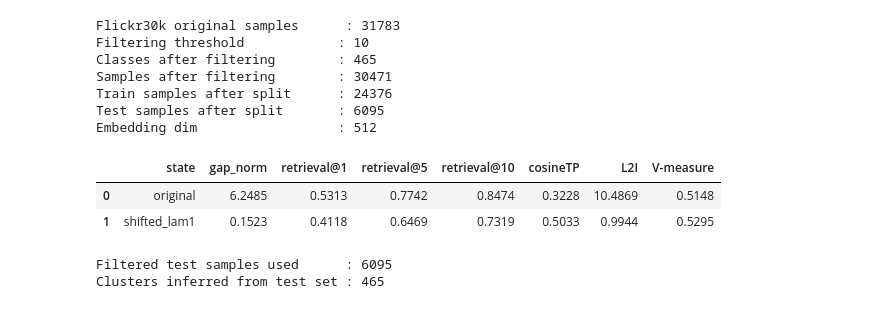
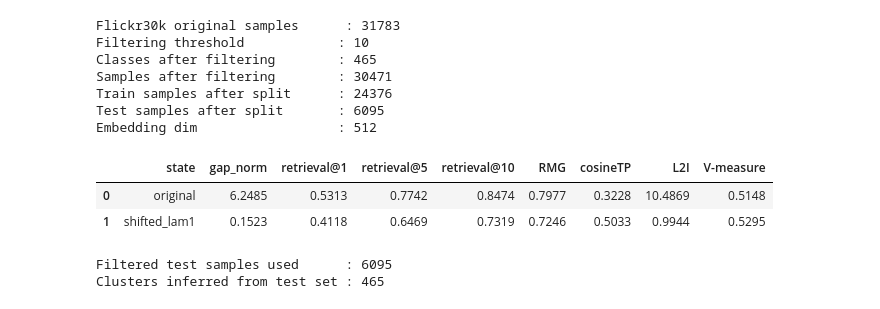
Before and after one commit to manu-kick/few_dims_drive_modalitygap, a Jupyter notebook: analysis_2/translation_verification.ipynb, the cells around one changed output. Drawn from its saved outputs; the diff is of its cells as text; code cells hidden in the pictures.

```diff
--- a/analysis_2/translation_verification.ipynb
+++ b/analysis_2/translation_verification.ipynb
@@ -191,11 +191,24 @@ mscoco_text = torch.cat(mscoco_text_batches, dim=0)
 mscoco_vision = torch.cat(mscoco_vision_batches, dim=0)
 mscoco_labels = torch.cat(mscoco_label_batches, dim=0)
 
+mscoco_batch_rmg_original = [
+    _gap_scalar("RMG", text_batch, vision_batch)
+    for text_batch, vision_batch in zip(mscoco_text_batches, mscoco_vision_batches)
+]
+mscoco_batch_rmg_original_mean = float(np.mean(mscoco_batch_rmg_original))
+
 mscoco_gap = _compute_mean_shift(mscoco_text, mscoco_vision)
 mscoco_gap_norm_original = float(torch.norm(mscoco_gap).item())
 
 mscoco_text_shifted = _normalize_rows(mscoco_text + (mscoco_gap / 2))
 mscoco_vision_shifted = _normalize_rows(mscoco_vision - (mscoco_gap / 2))
+mscoco_batch_rmg_shifted = []
+for text_batch, vision_batch in zip(mscoco_text_batches, mscoco_vision_batches):
+    batch_gap = _compute_mean_shift(text_batch, vision_batch)
+    text_shifted_batch = _normalize_rows(text_batch + (batch_gap / 2))
+    vision_shifted_batch = _normalize_rows(vision_batch - (batch_gap / 2))
+    mscoco_batch_rmg_shifted.append(_gap_scalar("RMG", text_shifted_batch, vision_shifted_batch))
+mscoco_batch_rmg_shifted_mean = float(np.mean(mscoco_batch_rmg_shifted))
 mscoco_gap_shifted = _compute_mean_shift(mscoco_text_shifted, mscoco_vision_shifted)
 mscoco_gap_norm_shifted = float(torch.norm(mscoco_gap_shifted).item())
 
@@ -222,7 +235,7 @@ mscoco_summary = pd.DataFrame(
             "retrieval@1": float(compute_retrieval(MSCOCO_IMAGENET_DATASET_NAME, (mscoco_text, mscoco_vision), top_k=1)),
             "retrieval@5": float(compute_retrieval(MSCOCO_IMAGENET_DATASET_NAME, (mscoco_text, mscoco_vision), top_k=5)),
             "retrieval@10": float(compute_retrieval(MSCOCO_IMAGENET_DATASET_NAME, (mscoco_text, mscoco_vision), top_k=10)),
-            "RMG": _gap_scalar("RMG", mscoco_text, mscoco_vision),
+            "RMG": mscoco_batch_rmg_original_mean,
             "L2M": _gap_scalar("L2M", mscoco_text, mscoco_vision),
             "L2I": _gap_scalar("L2I", mscoco_text, mscoco_vision),
             "cosineTP": _gap_scalar("cosineTP", mscoco_text, mscoco_vision),
@@ -234,7 +247,7 @@ mscoco_summary = pd.DataFrame(
             "retrieval@1": float(compute_retrieval(MSCOCO_IMAGENET_DATASET_NAME, (mscoco_text_shifted, mscoco_vision_shifted), top_k=1)),
             "retrieval@5": float(compute_retrieval(MSCOCO_IMAGENET_DATASET_NAME, (mscoco_text_shifted, mscoco_vision_shifted), top_k=5)),
             "retrieval@10": float(compute_retrieval(MSCOCO_IMAGENET_DATASET_NAME, (mscoco_text_shifted, mscoco_vision_shifted), top_k=10)),
-            "RMG": _gap_scalar("RMG", mscoco_text_shifted, mscoco_vision_shifted),
+            "RMG": mscoco_batch_rmg_shifted_mean,
             "L2M": _gap_scalar("L2M", mscoco_text_shifted, mscoco_vision_shifted),
             "L2I": _gap_scalar("L2I", mscoco_text_shifted, mscoco_vision_shifted),
             "cosineTP": _gap_scalar("cosineTP", mscoco_text_shifted, mscoco_vision_shifted),
@@ -1054,11 +1121,24 @@ flickr_text = torch.cat(flickr_text_batches, dim=0)
 flickr_vision = torch.cat(flickr_vision_batches, dim=0)
 flickr_labels = torch.cat(flickr_label_batches, dim=0)
 
+flickr_batch_rmg_original = [
+    _gap_scalar("RMG", text_batch, vision_batch)
+    for text_batch, vision_batch in zip(flickr_text_batches, flickr_vision_batches)
+]
+flickr_batch_rmg_original_mean = float(np.mean(flickr_batch_rmg_original))
+
 flickr_gap = _compute_mean_shift(flickr_text, flickr_vision)
 flickr_gap_norm_original = float(torch.norm(flickr_gap).item())
 
 flickr_text_shifted = _normalize_rows(flickr_text + (flickr_gap / 2))
 flickr_vision_shifted = _normalize_rows(flickr_vision - (flickr_gap / 2))
+flickr_batch_rmg_shifted = []
+for text_batch, vision_batch in zip(flickr_text_batches, flickr_vision_batches):
+    batch_gap = _compute_mean_shift(text_batch, vision_batch)
+    text_shifted_batch = _normalize_rows(text_batch + (batch_gap / 2))
+    vision_shifted_batch = _normalize_rows(vision_batch - (batch_gap / 2))
+    flickr_batch_rmg_shifted.append(_gap_scalar("RMG", text_shifted_batch, vision_shifted_batch))
+flickr_batch_rmg_shifted_mean = float(np.mean(flickr_batch_rmg_shifted))
 flickr_gap_shifted = _compute_mean_shift(flickr_text_shifted, flickr_vision_shifted)
 flickr_gap_norm_shifted = float(torch.norm(flickr_gap_shifted).item())
 
@@ -1081,35 +1161,37 @@ flickr_cluster_shifted = _clustering_metrics_two_modalities_flickr30k(
 
 flickr_summary = pd.DataFrame(
     [
         {
             "state": "original",
             "gap_norm": flickr_gap_norm_original,
             "retrieval@1": _retrieval_at_k_chunked(flickr_text, flickr_vision, top_k=1),
             "retrieval@5": _retrieval_at_k_chunked(flickr_text, flickr_vision, top_k=5),
             "retrieval@10": _retrieval_at_k_chunked(flickr_text, flickr_vision, top_k=10),
+            "RMG": flickr_batch_rmg_original_mean,
             "cosineTP": _gap_scalar("cosineTP", flickr_text, flickr_vision),
             "L2I": _gap_scalar("L2I", flickr_text, flickr_vision),
             "V-measure": float(flickr_cluster_original["V-measure"]),
         },
         {
             "state": "shifted_lam1",
             "gap_norm": flickr_gap_norm_shifted,
             "retrieval@1": _retrieval_at_k_chunked(flickr_text_shifted, flickr_vision_shifted, top_k=1),
             "retrieval@5": _retrieval_at_k_chunked(flickr_text_shifted, flickr_vision_shifted, top_k=5),
             "retrieval@10": _retrieval_at_k_chunked(flickr_text_shifted, flickr_vision_shifted, top_k=10),
+            "RMG": flickr_batch_rmg_shifted_mean,
             "cosineTP": _gap_scalar("cosineTP", flickr_text_shifted, flickr_vision_shifted),
             "L2I": _gap_scalar("L2I", flickr_text_shifted, flickr_vision_shifted),
             "V-measure": float(flickr_cluster_shifted["V-measure"]),
         },
     ]
 )
 
 display(flickr_summary.round(4))
 print(f"Filtered test samples used      : {len(flickr_test_dataset)}")
 print(f"Clusters inferred from test set : {flickr_cluster_count}")
 # %% [output]
-|  | state | gap_norm | retrieval@1 | retrieval@5 | retrieval@10 | cosineTP | L2I | V-measure |
-| 0 | original | 6.2485 | 0.5313 | 0.7742 | 0.8474 | 0.3228 | 10.4869 | 0.5148 |
-| 1 | shifted_lam1 | 0.1523 | 0.4118 | 0.6469 | 0.7319 | 0.5033 | 0.9944 | 0.5295 |
+|  | state | gap_norm | retrieval@1 | retrieval@5 | retrieval@10 | RMG | cosineTP | L2I | V-measure |
+| 0 | original | 6.2485 | 0.5313 | 0.7742 | 0.8474 | 0.7977 | 0.3228 | 10.4869 | 0.5148 |
+| 1 | shifted_lam1 | 0.1523 | 0.4118 | 0.6469 | 0.7319 | 0.7246 | 0.5033 | 0.9944 | 0.5295 |
 Filtered test samples used      : 6095
 Clusters inferred from test set : 465
```
Also changed, not shown: parts of 4 cells of this notebook, 4 other files.
